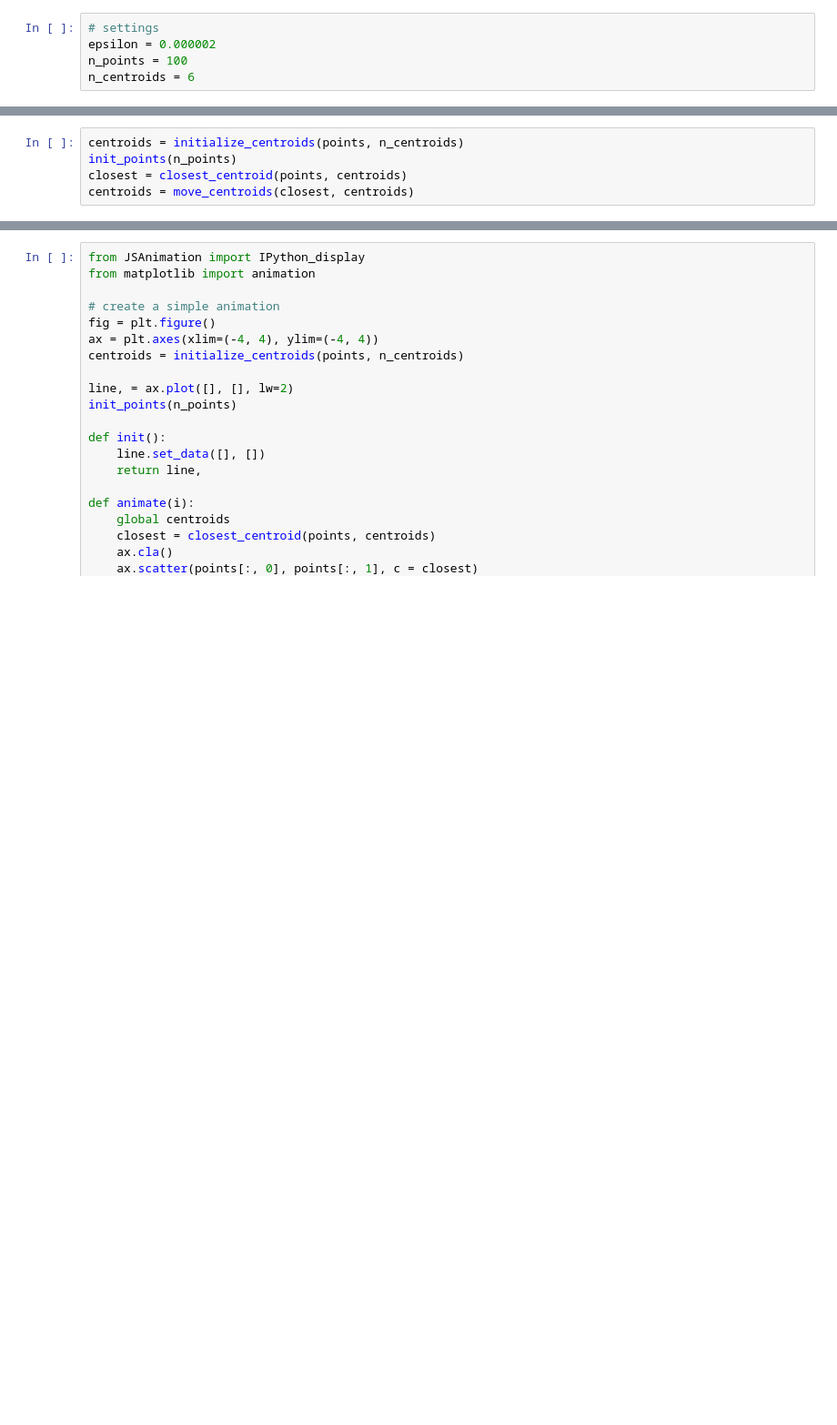
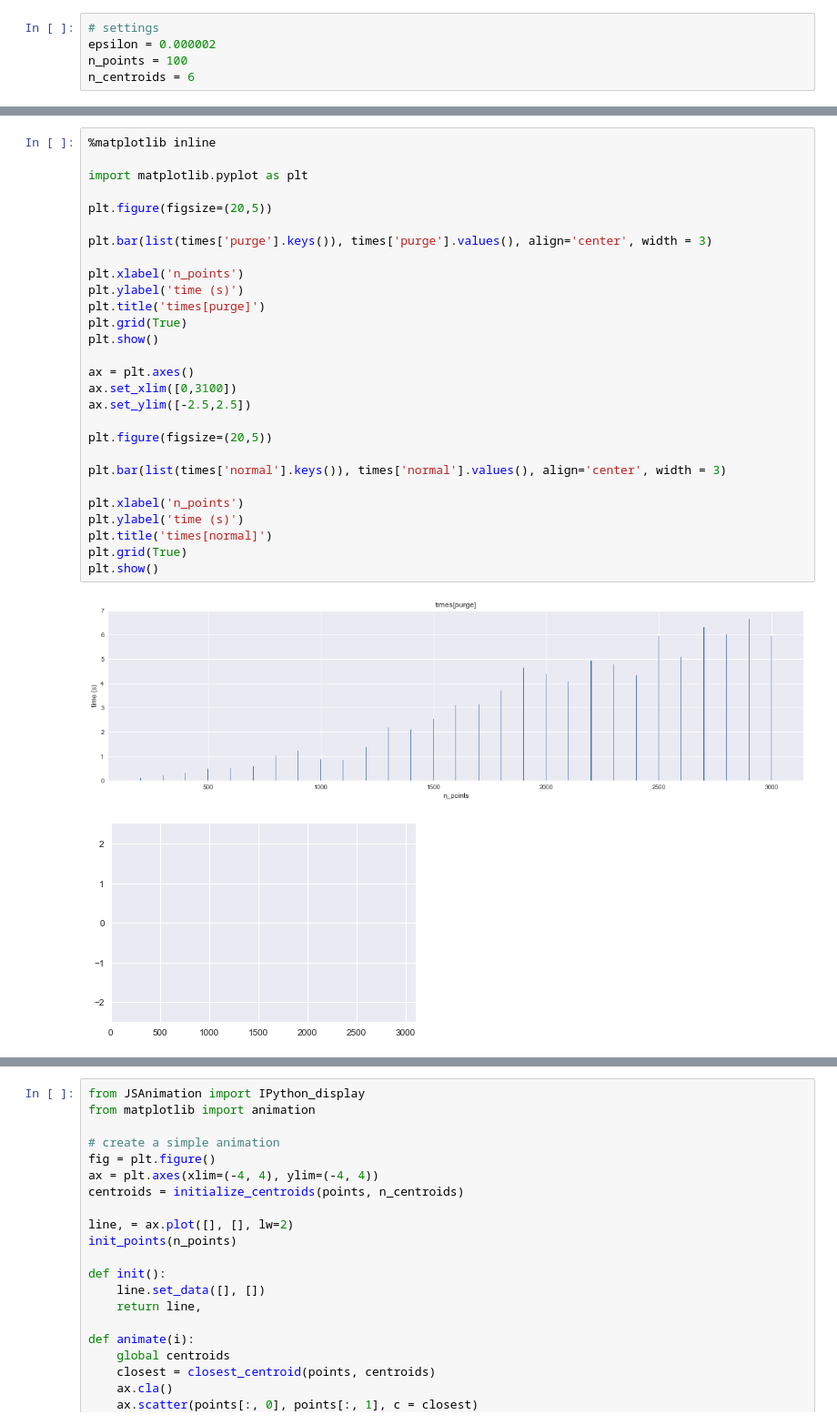
Before and after one commit to jonasrk/rheem_notebooks, a Jupyter notebook: kmeans.ipynb, the cells around one changed output, grey strips where cells are left out. Shown at 91% size. Cells and saved outputs as stored; diff of their text form; blank space fills up the shorter version.

```diff
--- a/kmeans.ipynb
+++ b/kmeans.ipynb
@@ -68,5 +67,0 @@ def move_centroids(closest, centroids):
-# %%
-centroids = initialize_centroids(points, n_centroids)
-init_points(n_points)
-closest = closest_centroid(points, centroids)
-centroids = move_centroids(closest, centroids)
@@ -72,0 +124,31 @@ centroids = move_centroids(closest, centroids)
+# %%
+%matplotlib inline
+
+import matplotlib.pyplot as plt
+
+plt.figure(figsize=(20,5))
+
+plt.bar(list(times['purge'].keys()), times['purge'].values(), align='center', width = 3)
+
+plt.xlabel('n_points')
+plt.ylabel('time (s)')
+plt.title('times[purge]')
+plt.grid(True)
+plt.show()
+
+ax = plt.axes()
+ax.set_xlim([0,3100])
+ax.set_ylim([-2.5,2.5])
+
+plt.figure(figsize=(20,5))
+
+plt.bar(list(times['normal'].keys()), times['normal'].values(), align='center', width = 3)
+
+plt.xlabel('n_points')
+plt.ylabel('time (s)')
+plt.title('times[normal]')
+plt.grid(True)
+plt.show()
+# %% [output]
+[figure, added]
+[figure, added]
```
Also changed, not shown: parts of 3 cells of this notebook, 2 other files.
